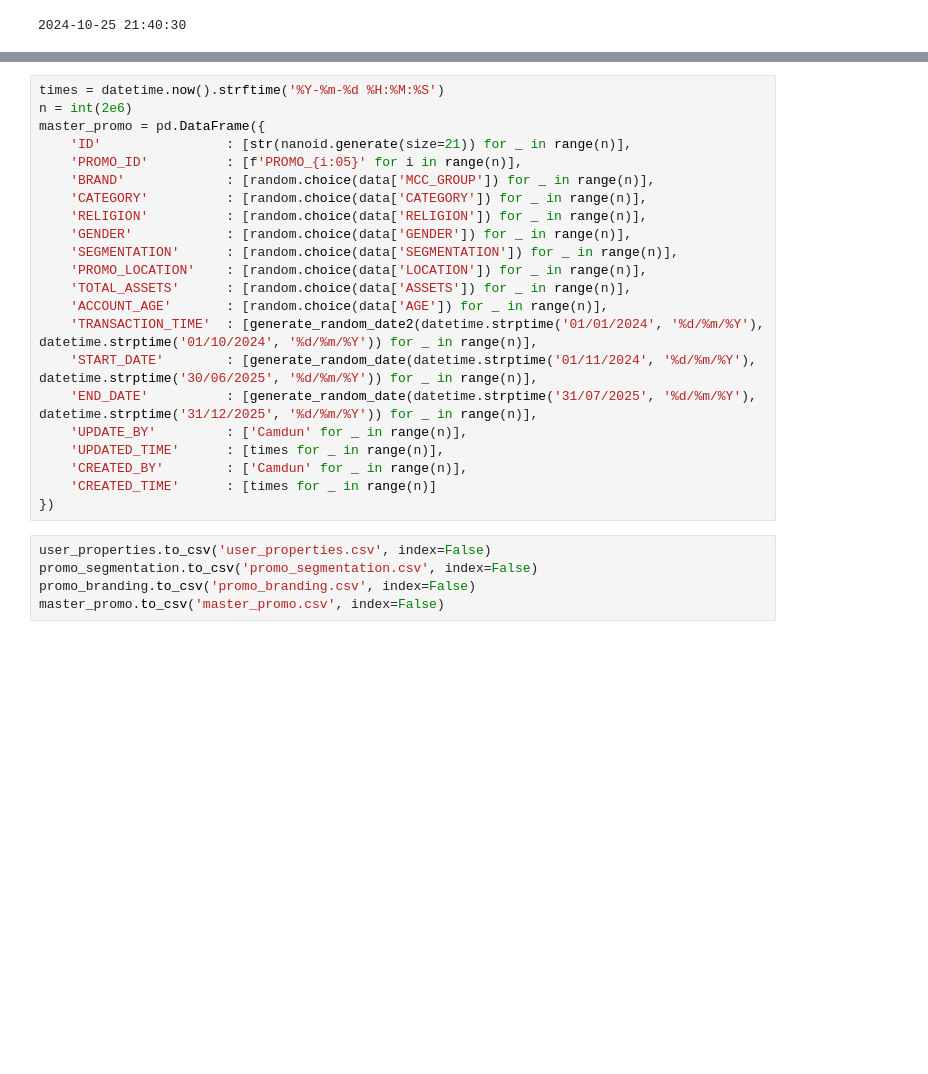
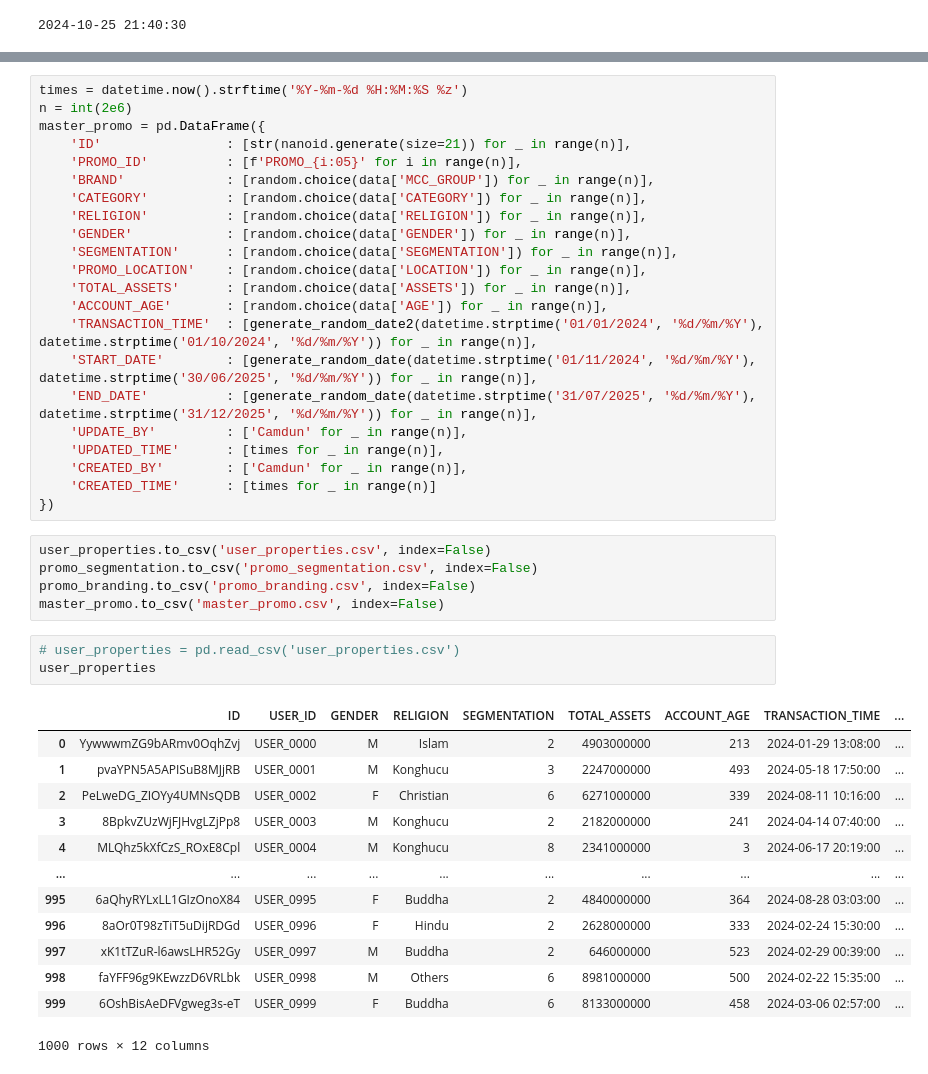
Before and after one commit to chamdan55/promo_project, a Jupyter notebook: generate_data.ipynb, the cells around one changed output, grey strips where cells are left out. Drawn from its saved outputs; the diff is of its cells as text; blank space fills up the shorter version.

```diff
--- a/generate_data.ipynb
+++ b/generate_data.ipynb
@@ -326,6 +326,6 @@ promo_branding
 1000000 rows × 9 columns
 # %%
-times = datetime.now().strftime('%Y-%m-%d %H:%M:%S')
+times = datetime.now().strftime('%Y-%m-%d %H:%M:%S %z')
 n = int(2e6)
 master_promo = pd.DataFrame({
     'ID'                : [str(nanoid.generate(size=21)) for _ in range(n)],
@@ -351,3 +351,20 @@ user_properties.to_csv('user_properties.csv', index=False)
 promo_segmentation.to_csv('promo_segmentation.csv', index=False)
 promo_branding.to_csv('promo_branding.csv', index=False)
 master_promo.to_csv('master_promo.csv', index=False)
+# %%
+# user_properties = pd.read_csv('user_properties.csv')
+user_properties
+# %% [output]
+|  | ID | USER_ID | GENDER | RELIGION | SEGMENTATION | TOTAL_ASSETS | ACCOUNT_AGE | TRANSACTION_TIME | ... |
+| 0 | YywwwmZG9bARmv0OqhZvj | USER_0000 | M | Islam | 2 | 4903000000 | 213 | 2024-01-29 13:08:00 | ... |
+| 1 | pvaYPN5A5APISuB8MJjRB | USER_0001 | M | Konghucu | 3 | 2247000000 | 493 | 2024-05-18 17:50:00 | ... |
+| 2 | PeLweDG_ZIOYy4UMNsQDB | USER_0002 | F | Christian | 6 | 6271000000 | 339 | 2024-08-11 10:16:00 | ... |
+| 3 | 8BpkvZUzWjFJHvgLZjPp8 | USER_0003 | M | Konghucu | 2 | 2182000000 | 241 | 2024-04-14 07:40:00 | ... |
+| 4 | MLQhz5kXfCzS_ROxE8Cpl | USER_0004 | M | Konghucu | 8 | 2341000000 | 3 | 2024-06-17 20:19:00 | ... |
+| ... | ... | ... | ... | ... | ... | ... | ... | ... | ... |
+| 995 | 6aQhyRYLxLL1GIzOnoX84 | USER_0995 | F | Buddha | 2 | 4840000000 | 364 | 2024-08-28 03:03:00 | ... |
+| 996 | 8aOr0T98zTiT5uDijRDGd | USER_0996 | F | Hindu | 2 | 2628000000 | 333 | 2024-02-24 15:30:00 | ... |
+| 997 | xK1tTZuR-l6awsLHR52Gy | USER_0997 | M | Buddha | 2 | 646000000 | 523 | 2024-02-29 00:39:00 | ... |
+| 998 | faYFF96g9KEwzzD6VRLbk | USER_0998 | M | Others | 6 | 8981000000 | 500 | 2024-02-22 15:35:00 | ... |
+| 999 | 6OshBisAeDFVgweg3s-eT | USER_0999 | F | Buddha | 6 | 8133000000 | 458 | 2024-03-06 02:57:00 | ... |
+1000 rows × 12 columns
```
Also changed, not shown: parts of 6 cells of this notebook, 1 other file.
